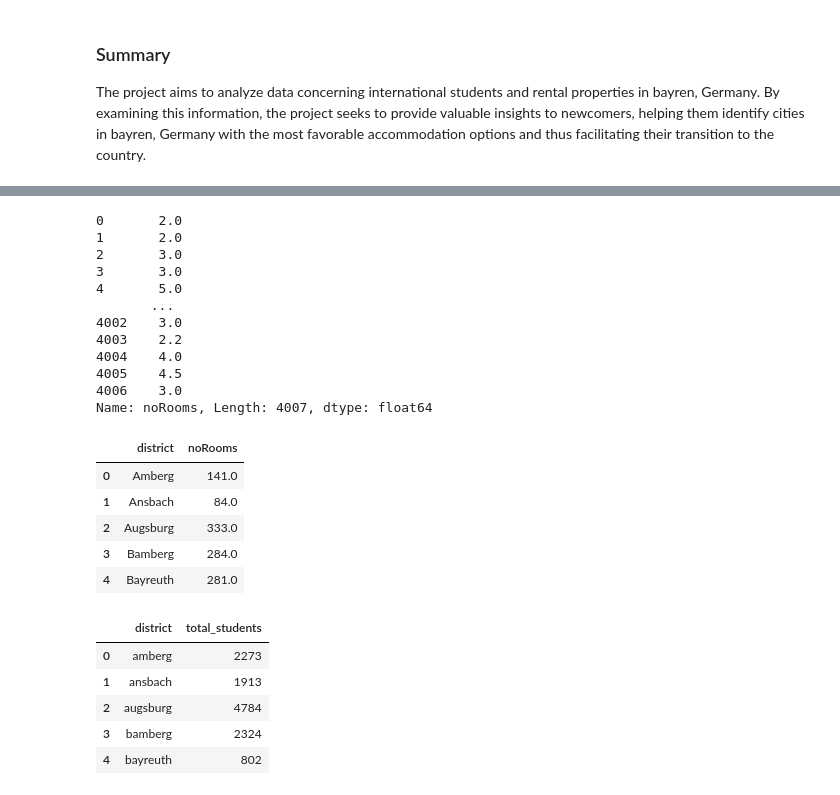
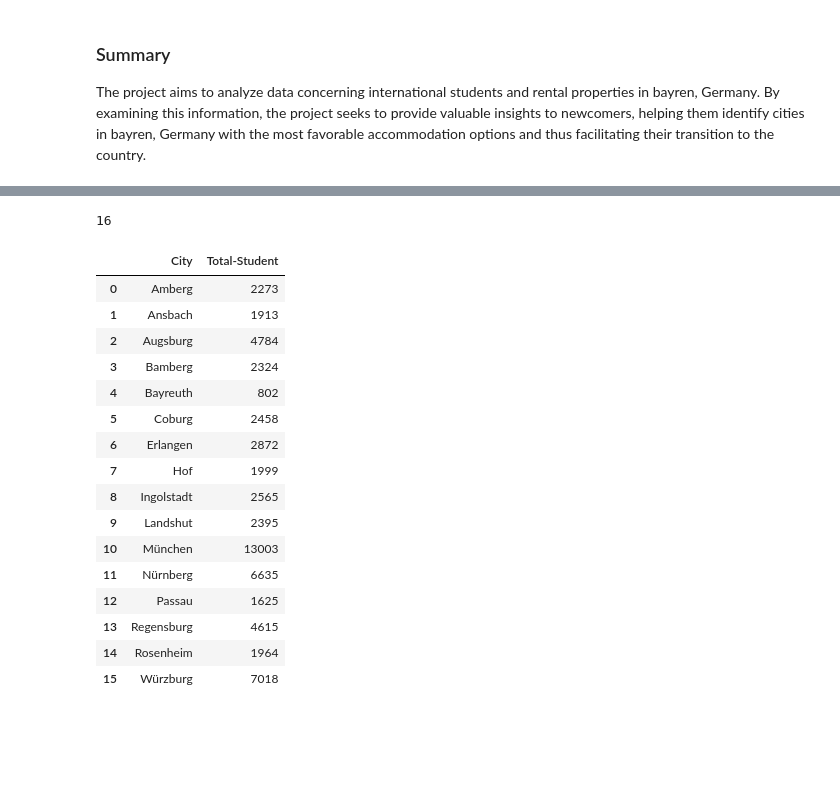
Before and after one commit to jvalue/made-template, a Jupyter notebook: project/report.ipynb, the cells around one changed output, grey strips where cells are left out. Cells and saved outputs as stored; diff of their text form; code cells hidden in the pictures; blank space fills up the shorter version.

```diff
--- a/project/report.ipynb
+++ b/project/report.ipynb
@@ -49,17 +50,7 @@ conn.close()
 # List of columns to convert from float64 to int
 columns = ['Humanities', 'Social sciences', 'Mathematics',
                  'Engineering sciences', 'Computer Science',
-                 'medizin', 'Agriculture']
-
-# Convert selected columns to int
-intstudents_df[columns] = intstudents_df[columns].astype(int)
-
+                 'Medicine', 'Agriculture']
 
 # Calculate total students and add a new column
-intstudents_df['total_students'] = intstudents_df[columns].sum(axis=1)
-
-
-
-intstudents_current_year = intstudents_df[intstudents_df['winter-semester'] == '2022/2023']
-
-intstudents_current_year.columns
+intstudents_df['Total-Student'] = intstudents_df[columns].sum(axis=1)
@@ -127,3 +85 @@ df_bar
-# %%
-intstudents_df = intstudents_df.dropna()
 # %%
@@ -206,44 +129,36 @@ Index(['Region', 'Universität', 'Stadt', 'winter-semester', 'Humanities',
-# %%
-immoscout_df['noRooms']
-# %% [output]
-0       2.0
-1       2.0
-2       3.0
-3       3.0
-4       5.0
-       ...
-4002    3.0
-4003    2.2
-4004    4.0
-4005    4.5
-4006    3.0
-Name: noRooms, Length: 4007, dtype: float64
 # %%
 # Filter the DataFrame to include only rows where 'noRooms' is an integer
 filtered_df = immoscout_df[immoscout_df['noRooms'].astype(int) == immoscout_df['noRooms']]
 
 # Group by 'district' and calculate the total number of rooms in each district
-total_rooms_per_district = filtered_df.groupby('district')['noRooms'].sum().reset_index()
+total_rooms_per_district = filtered_df.groupby('City')['noRooms'].sum().reset_index()
 
-total_rooms_per_district.head()
+len(total_rooms_per_district)
 # %% [output]
-|  | district | noRooms |
-| 0 | Amberg | 141.0 |
-| 1 | Ansbach | 84.0 |
-| 2 | Augsburg | 333.0 |
-| 3 | Bamberg | 284.0 |
-| 4 | Bayreuth | 281.0 |
+16
 # %%
-columns_to_use = ['Stadt', 'total_students']
-df_bar = intstudents_current_year[columns_to_use].groupby('Stadt').sum()
+columns_to_use = ['City', 'Total-Student']
+intstudents_df = intstudents_df[intstudents_df['Year'] == '2022']
+df_bar = intstudents_df[columns_to_use].groupby('City').sum()
 df_bar.reset_index(inplace=True)
-df_bar.rename(columns={'Stadt': 'district'}, inplace=True)
-df_bar.head()
+df_bar.rename(columns={'City': 'City'}, inplace=True)
+df_bar
 # %% [output]
-|  | district | total_students |
-| 0 | amberg | 2273 |
-| 1 | ansbach | 1913 |
-| 2 | augsburg | 4784 |
-| 3 | bamberg | 2324 |
-| 4 | bayreuth | 802 |
+|  | City | Total-Student |
+| 0 | Amberg | 2273 |
+| 1 | Ansbach | 1913 |
+| 2 | Augsburg | 4784 |
+| 3 | Bamberg | 2324 |
+| 4 | Bayreuth | 802 |
+| 5 | Coburg | 2458 |
+| 6 | Erlangen | 2872 |
+| 7 | Hof | 1999 |
+| 8 | Ingolstadt | 2565 |
+| 9 | Landshut | 2395 |
+| 10 | München | 13003 |
+| 11 | Nürnberg | 6635 |
+| 12 | Passau | 1625 |
+| 13 | Regensburg | 4615 |
+| 14 | Rosenheim | 1964 |
+| 15 | Würzburg | 7018 |
 # %%
```
Also changed, not shown: parts of 11 cells of this notebook, 2 other files.
